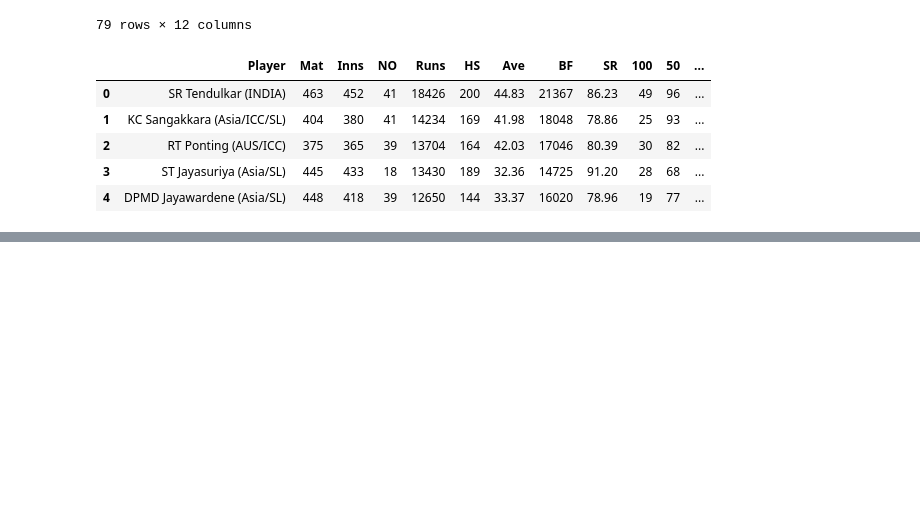
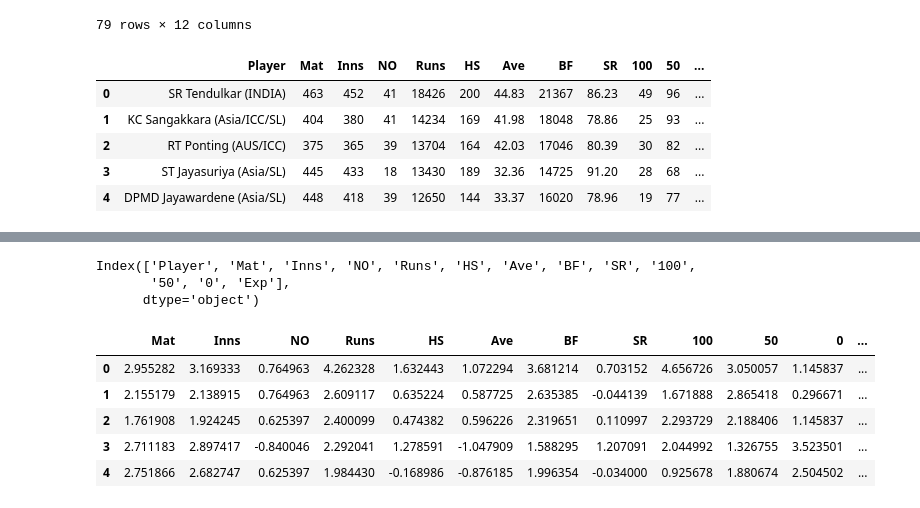
Before and after one commit to PankajRaghunadhabhatla/Python, a Jupyter notebook: Cricket_Analysis.ipynb, the cells around one changed output, grey strips where cells are left out. Saved outputs shown, nothing was run; the diff lists cells and outputs as text; code cells hidden in the pictures; blank space fills up the shorter version.

```diff
--- a/Cricket_Analysis.ipynb
+++ b/Cricket_Analysis.ipynb
@@ -242,0 +276,16 @@ df.head()
+# %%
+df.columns
+# %% [output]
+Index(['Player', 'Mat', 'Inns', 'NO', 'Runs', 'HS', 'Ave', 'BF', 'SR', '100',
+       '50', '0', 'Exp'],
+      dtype='object')
+# %%
+df_df1 = pd.DataFrame(df_scaled, columns = ['Mat', 'Inns', 'NO', 'Runs', 'HS', 'Ave', 'BF', 'SR', '100','50', '0', 'Exp'])
+df_df1.head()
+# %% [output]
+|  | Mat | Inns | NO | Runs | HS | Ave | BF | SR | 100 | 50 | 0 | ... |
+| 0 | 2.955282 | 3.169333 | 0.764963 | 4.262328 | 1.632443 | 1.072294 | 3.681214 | 0.703152 | 4.656726 | 3.050057 | 1.145837 | ... |
+| 1 | 2.155179 | 2.138915 | 0.764963 | 2.609117 | 0.635224 | 0.587725 | 2.635385 | -0.044139 | 1.671888 | 2.865418 | 0.296671 | ... |
+| 2 | 1.761908 | 1.924245 | 0.625397 | 2.400099 | 0.474382 | 0.596226 | 2.319651 | 0.110997 | 2.293729 | 2.188406 | 1.145837 | ... |
+| 3 | 2.711183 | 2.897417 | -0.840046 | 2.292041 | 1.278591 | -1.047909 | 1.588295 | 1.207091 | 2.044992 | 1.326755 | 3.523501 | ... |
+| 4 | 2.751866 | 2.682747 | 0.625397 | 1.984430 | -0.168986 | -0.876185 | 1.996354 | -0.034000 | 0.925678 | 1.880674 | 2.504502 | ... |
```
Also changed, not shown: parts of 15 cells of this notebook.
